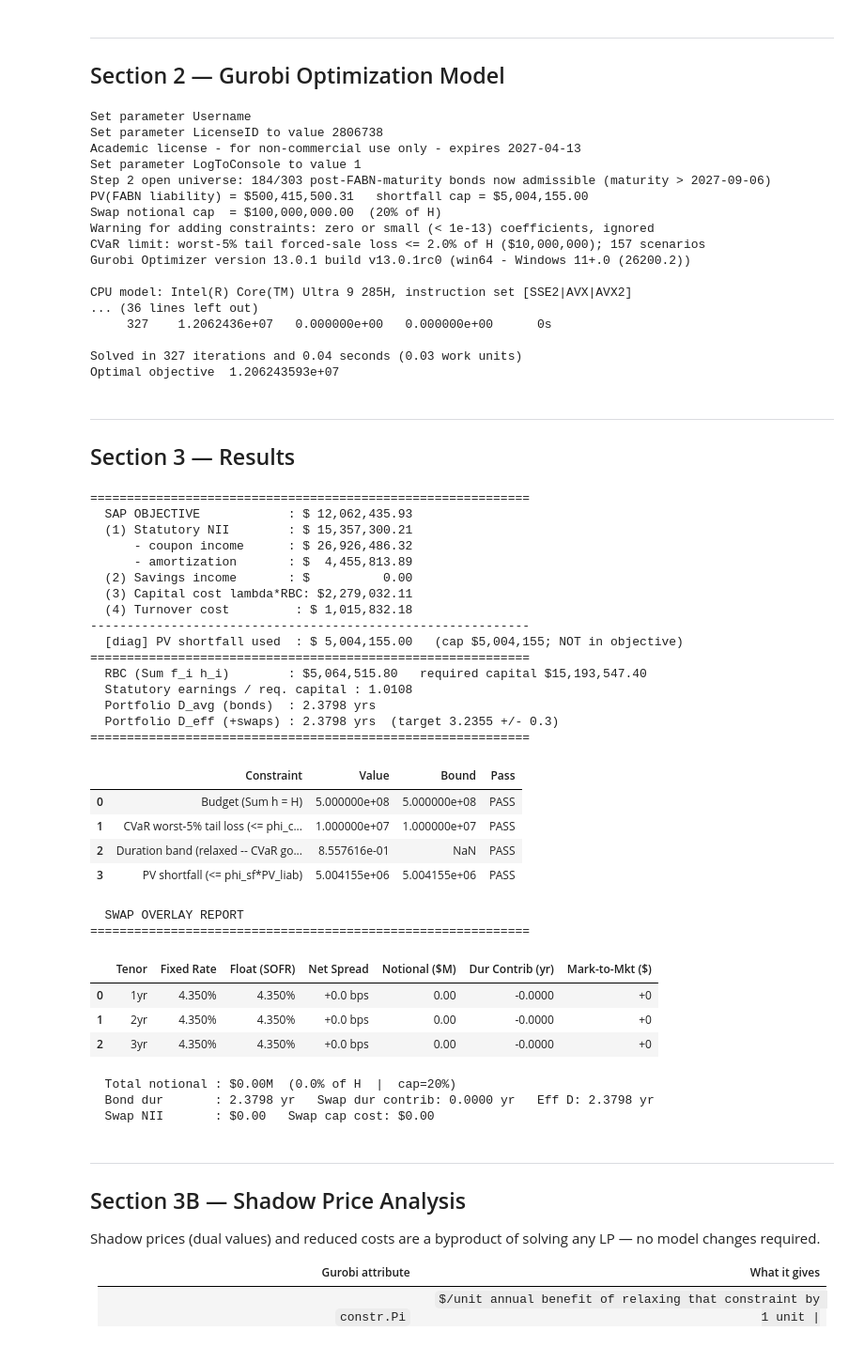
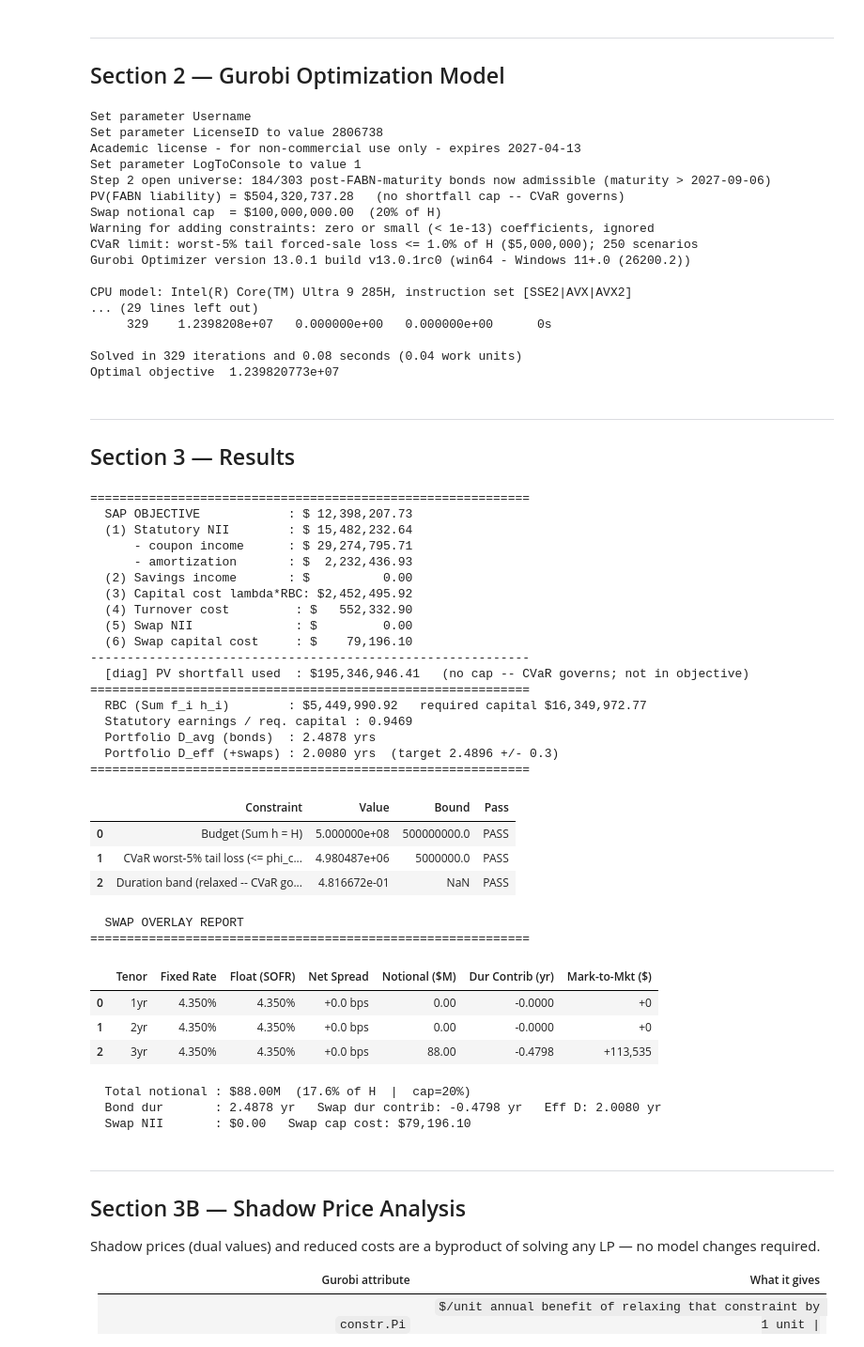
Before and after one commit to tutur787/Pyxidr-Capstone-Project, a Jupyter notebook: Optimization/Shadow & SWAP Analysis/FABN_Optimizer_SAP_Shadow_SWAP.ipynb, the cells around one changed output. Shown at 94% size. Drawn from its saved outputs; the diff is of its cells as text; code cells hidden in the pictures; some formulas as TeX source.

```diff
--- a/Optimization/Shadow & SWAP Analysis/FABN_Optimizer_SAP_Shadow_SWAP.ipynb
+++ b/Optimization/Shadow & SWAP Analysis/FABN_Optimizer_SAP_Shadow_SWAP.ipynb
@@ -175,11 +175,11 @@ eta             = 1.0       # (reporting only since Step 1: liq penalty removed
 # -- Lending facility / shortfall ---------------------------------------------
 r_save          = 0.0       # Step 3 (no free parking): facility surplus earns 0 -- kills phantom savings income (matches backtest)
 r_borrow        = 0.05      # rate paid on any drawn shortfall (informational; eta drives the penalty)
-phi_sf          = 0.01      # PV shortfall hard cap, as a fraction of PV(FABN liability)
+phi_sf          = 1         # DEPRECATED (Step 4): PV-shortfall cap removed; CVaR governs risk
 
 # -- CVaR tail-loss control (Step 4): replaces the duration band as primary risk control
 use_cvar        = True      # True: CVaR on book-vs-market forced-sale loss governs risk; band relaxed to inert
-phi_cvar        = 0.02      # CVaR limit: worst-(1-alpha) tail loss <= phi_cvar * H  (tunable -- Decision 3)
+phi_cvar        = 0.01      # CVaR limit: worst-(1-alpha) tail loss <= phi_cvar * H  (tunable -- Decision 3)
 dt_q            = 0.25      # quarter length in years
 
 # -- Issuer concentration -----------------------------------------------------
@@ -283,7 +283,7 @@ else:
     swap_nii = 0.0
     swap_cap_cost = 0.0
 
-SAP = NII - capital_cost - turnover_cost + savings_income + swap_nii - swap_cap_cost  # Step 1: liq (CF-matching) penalty removed; hard PV-shortfall cap still binds
+SAP = NII - capital_cost - turnover_cost + savings_income + swap_nii - swap_cap_cost  # Step 4: CF-matching (penalty + hard cap) removed; CVaR governs risk
 model.setObjective(SAP, GRB.MAXIMIZE)
 
 # -- 2D. Constraints ----------------------------------------------------------
@@ -315,11 +315,9 @@ for q in range(Q):
         model.addConstr(B[q] - s_net[q] == (1.0 + r_save * dt_q) * B[q-1] + CF_A_q + CF_sw_q - CF_L_q,
                         name=f"facility_{q}")
 
-# PV shortfall hard cap
+# Step 4: PV-shortfall hard cap REMOVED -- CVaR governs risk; facility retained as buffer (Robin)
 PV_liability = float(sum(float(qtr_fabn_cf[q]) * df_q[q] for q in range(Q)))
-model.addConstr(gp.quicksum(df_q[q] * s_net[q] for q in range(Q)) <= phi_sf * PV_liability,
-                name="pv_shortfall_limit")
-print(f"PV(FABN liability) = ${PV_liability:,.2f}   shortfall cap = ${phi_sf*PV_liability:,.2f}")
+print(f"PV(FABN liability) = ${PV_liability:,.2f}   (no shortfall cap -- CVaR governs)")
 
 # Swap notional cap
 if use_swaps and K > 0:
@@ -356,18 +354,18 @@ Set parameter LicenseID to value 2806738
 Academic license - for non-commercial use only - expires 2027-04-13
 Set parameter LogToConsole to value 1
 Step 2 open universe: 184/303 post-FABN-maturity bonds now admissible (maturity > 2027-09-06)
-PV(FABN liability) = $500,415,500.31   shortfall cap = $5,004,155.00
+PV(FABN liability) = $504,320,737.28   (no shortfall cap -- CVaR governs)
 Swap notional cap  = $100,000,000.00  (20% of H)
 Warning for adding constraints: zero or small (< 1e-13) coefficients, ignored
-CVaR limit: worst-5% tail forced-sale loss <= 2.0% of H ($10,000,000); 157 scenarios
+CVaR limit: worst-5% tail forced-sale loss <= 1.0% of H ($5,000,000); 250 scenarios
 Gurobi Optimizer version 13.0.1 build v13.0.1rc0 (win64 - Windows 11+.0 (26200.2))
 
 CPU model: Intel(R) Core(TM) Ultra 9 285H, instruction set [SSE2|AVX|AVX2]
-... (36 lines left out)
-     327    1.2062436e+07   0.000000e+00   0.000000e+00      0s
+... (29 lines left out)
+     329    1.2398208e+07   0.000000e+00   0.000000e+00      0s
 
-Solved in 327 iterations and 0.04 seconds (0.03 work units)
-Optimal objective  1.206243593e+07
+Solved in 329 iterations and 0.08 seconds (0.04 work units)
+Optimal objective  1.239820773e+07
 # %% [markdown]
 ---
 ## Section 3 — Results
@@ -419,7 +417,7 @@ if model.Status == GRB.OPTIMAL:
         print(f"  (5) Swap NII              : ${swap_nii_val:>13,.2f}")
         print(f"  (6) Swap capital cost     : ${swap_cap_val:>13,.2f}")
     print("-"*60)
-    print(f"  [diag] PV shortfall used  : ${liq_val:>13,.2f}   (cap ${phi_sf*PV_liability:,.0f}; NOT in objective)")
+    print(f"  [diag] PV shortfall used  : ${liq_val:>13,.2f}   (no cap -- CVaR governs; not in objective)")
     print("="*60)
     print(f"  RBC (Sum f_i h_i)        : ${RBC_val:,.2f}   required capital ${req_cap:,.2f}")
     print(f"  Statutory earnings / req. capital : {earn_per_cap:.4f}")
@@ -436,16 +434,17 @@ if model.Status == GRB.OPTIMAL:
     _rows = [("Budget (Sum h = H)", h_opt.sum(), H, abs(h_opt.sum()-H) < 1.0)]
     if use_cvar:
         _S = cvar_relloss.shape[0]
-        cvar_val = (model.getVarByName("cvar_zeta").X
-                    + (1.0/((1.0-cvar_alpha)*_S))
-                      * sum(model.getVarByName(f"cvar_z[{s}]").X for s in range(_S)))
+        _ntail = int(np.ceil((1.0 - cvar_alpha) * _S))              # worst-5% scenario count
+        _loss  = cvar_relloss @ h_opt                               # per-scenario portfolio loss ($)
+        if use_swaps and K > 0 and v_opt.sum() > 0:                 # swap offsets rate loss
+            _loss = _loss + (np.asarray(cvar_d_rate)[:, None]
+                             * (np.asarray(D_swap) * v_opt)[None, :]).sum(axis=1)
+        cvar_val = float(np.sort(_loss)[-_ntail:].mean())           # HONEST realized tail loss (not zeta-artifact)
         _rows.append((f"CVaR worst-{1-cvar_alpha:.0%} tail loss (<= phi_cvar*H)",
                       cvar_val, phi_cvar*H, cvar_val <= phi_cvar*H + 1.0))
         _rows.append(("Duration band (relaxed -- CVaR governs)", _dur_chk, float("nan"), True))
     else:
         _rows.append(("Duration (|D_eff-D_FABN|<=eps_D)", _dur_chk, eps_D, _dur_chk <= eps_D + 1e-6))
-    _rows.append(("PV shortfall (<= phi_sf*PV_liab)", pv_short, phi_sf*PV_liability,
-                  pv_short <= phi_sf*PV_liability + 1.0))
     constraints_df = pd.DataFrame({
         "Constraint": [r[0] for r in _rows],
         "Value":  [r[1] for r in _rows],
@@ -462,57 +461,58 @@ if model.Status == GRB.OPTIMAL:
             swap_rows.append({
                 "Tenor": f"{swap_maturities[k]:.0f}yr",
                 "Fixed Rate": f"{swap_rates_k[k]:.3%}",
                 "Float (SOFR)": f"{r_float:.3%}",
                 "Net Spread": f"{(swap_rates_k[k] - r_float)*1e4:+.1f} bps",
                 "Notional ($M)": f"{v_opt[k]/1e6:.2f}",
                 "Dur Contrib (yr)": f"{dur_contrib:.4f}",
                 "Mark-to-Mkt ($)": f"{swap_fv[k]*v_opt[k]:+,.0f}",
             })
         swap_df = pd.DataFrame(swap_rows)
         print()
         print("  SWAP OVERLAY REPORT")
         print("="*60)
         display(swap_df)
         tot_notional = v_opt.sum()
         tot_dur = sum(D_swap[k] * v_opt[k] for k in range(K)) / H
         print(f"  Total notional : ${tot_notional/1e6:.2f}M  ({tot_notional/H:.1%} of H  |  cap={swap_cap_pct:.0%})")
         print(f"  Bond dur       : {D_avg:.4f} yr   Swap dur contrib: {tot_dur:.4f} yr   Eff D: {D_eff:.4f} yr")
         print(f"  Swap NII       : ${swap_nii_val:,.2f}   Swap cap cost: ${swap_cap_val:,.2f}")
 elif model.Status == GRB.INFEASIBLE:
     print("INFEASIBLE -- computing IIS"); model.computeIIS(); model.write("infeasible_sap.ilp")
 else:
     print(f"Solver status {model.Status} -- no optimal solution.")
 # %% [output]
 ============================================================
-  SAP OBJECTIVE            : $ 12,062,435.93
-  (1) Statutory NII        : $ 15,357,300.21
-      - coupon income      : $ 26,926,486.32
-      - amortization       : $  4,455,813.89
+  SAP OBJECTIVE            : $ 12,398,207.73
+  (1) Statutory NII        : $ 15,482,232.64
+      - coupon income      : $ 29,274,795.71
+      - amortization       : $  2,232,436.93
   (2) Savings income       : $          0.00
-  (3) Capital cost lambda*RBC: $2,279,032.11
-  (4) Turnover cost         : $ 1,015,832.18
+  (3) Capital cost lambda*RBC: $2,452,495.92
+  (4) Turnover cost         : $   552,332.90
+  (5) Swap NII              : $         0.00
+  (6) Swap capital cost     : $    79,196.10
 ------------------------------------------------------------
-  [diag] PV shortfall used  : $ 5,004,155.00   (cap $5,004,155; NOT in objective)
+  [diag] PV shortfall used  : $195,346,946.41   (no cap -- CVaR governs; not in objective)
 ============================================================
-  RBC (Sum f_i h_i)        : $5,064,515.80   required capital $15,193,547.40
-  Statutory earnings / req. capital : 1.0108
-  Portfolio D_avg (bonds)  : 2.3798 yrs
-  Portfolio D_eff (+swaps) : 2.3798 yrs  (target 3.2355 +/- 0.3)
+  RBC (Sum f_i h_i)        : $5,449,990.92   required capital $16,349,972.77
+  Statutory earnings / req. capital : 0.9469
+  Portfolio D_avg (bonds)  : 2.4878 yrs
+  Portfolio D_eff (+swaps) : 2.0080 yrs  (target 2.4896 +/- 0.3)
 ============================================================
 |  | Constraint | Value | Bound | Pass |
-| 0 | Budget (Sum h = H) | 5.000000e+08 | 5.000000e+08 | PASS |
-| 1 | CVaR worst-5% tail loss (<= phi_c... | 1.000000e+07 | 1.000000e+07 | PASS |
-| 2 | Duration band (relaxed -- CVaR go... | 8.557616e-01 | NaN | PASS |
-| 3 | PV shortfall (<= phi_sf*PV_liab) | 5.004155e+06 | 5.004155e+06 | PASS |
+| 0 | Budget (Sum h = H) | 5.000000e+08 | 500000000.0 | PASS |
+| 1 | CVaR worst-5% tail loss (<= phi_c... | 4.980487e+06 | 5000000.0 | PASS |
+| 2 | Duration band (relaxed -- CVaR go... | 4.816672e-01 | NaN | PASS |
   SWAP OVERLAY REPORT
 ============================================================
 |  | Tenor | Fixed Rate | Float (SOFR) | Net Spread | Notional ($M) | Dur Contrib (yr) | Mark-to-Mkt ($) |
 | 0 | 1yr | 4.350% | 4.350% | +0.0 bps | 0.00 | -0.0000 | +0 |
 | 1 | 2yr | 4.350% | 4.350% | +0.0 bps | 0.00 | -0.0000 | +0 |
-| 2 | 3yr | 4.350% | 4.350% | +0.0 bps | 0.00 | -0.0000 | +0 |
+| 2 | 3yr | 4.350% | 4.350% | +0.0 bps | 88.00 | -0.4798 | +113,535 |
-  Total notional : $0.00M  (0.0% of H  |  cap=20%)
-  Bond dur       : 2.3798 yr   Swap dur contrib: 0.0000 yr   Eff D: 2.3798 yr
-  Swap NII       : $0.00   Swap cap cost: $0.00
+  Total notional : $88.00M  (17.6% of H  |  cap=20%)
+  Bond dur       : 2.4878 yr   Swap dur contrib: -0.4798 yr   Eff D: 2.0080 yr
+  Swap NII       : $0.00   Swap cap cost: $79,196.10
 # %% [markdown]
 ---
 ## Section 3B — Shadow Price Analysis
```
Also changed, not shown: parts of 14 cells of this notebook.
